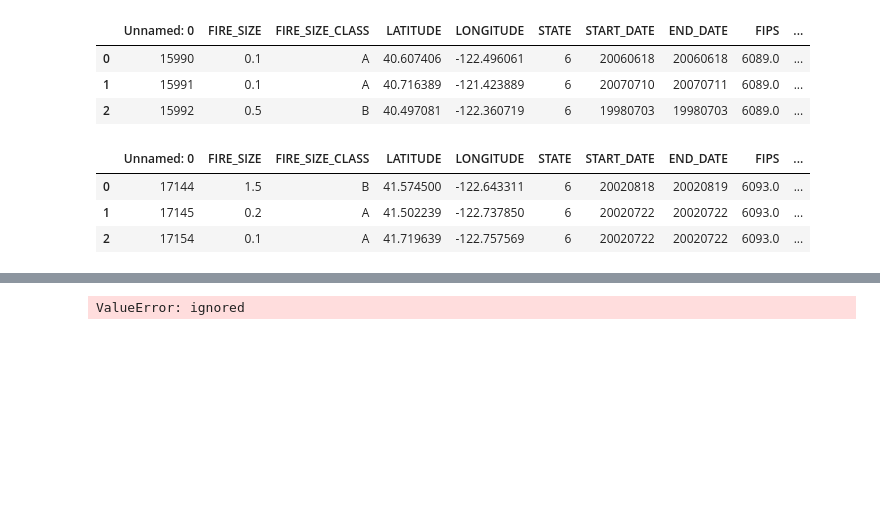
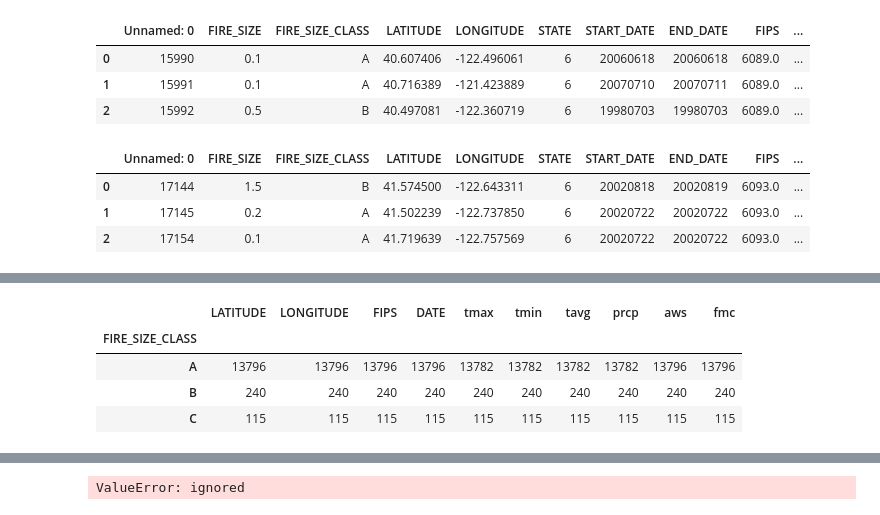
Before and after one commit to PaulZhou06/wildfire.paper, a Jupyter notebook: WildfireModels.ipynb, the cells around one changed output, grey strips where cells are left out. Saved outputs shown, nothing was run; the diff lists cells and outputs as text; code cells hidden in the pictures; blank space fills up the shorter version.

```diff
--- a/WildfireModels.ipynb
+++ b/WildfireModels.ipynb
@@ -295,3 +310,11 @@ X_train, X_test, Y_train, Y_test = train_test_split(fire_data.drop(["FIRE_SIZE_C
+# %%
+fire_data.groupby("FIRE_SIZE_CLASS").count()
+# %% [output]
+|  | LATITUDE | LONGITUDE | FIPS | DATE | tmax | tmin | tavg | prcp | aws | fmc |
+| FIRE_SIZE_CLASS |  |  |  |  |  |  |  |  |  |  |
+| A | 13796 | 13796 | 13796 | 13796 | 13782 | 13782 | 13782 | 13782 | 13796 | 13796 |
+| B | 240 | 240 | 240 | 240 | 240 | 240 | 240 | 240 | 240 | 240 |
+| C | 115 | 115 | 115 | 115 | 115 | 115 | 115 | 115 | 115 | 115 |
 # %%
 fire_data.info()
 # %% [output]
```
Also changed, not shown: parts of 39 cells of this notebook.
